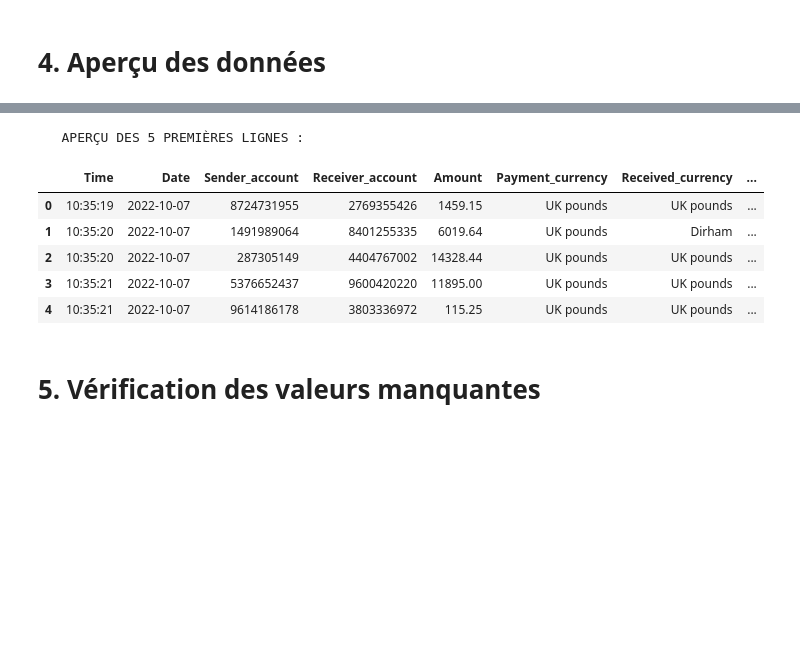
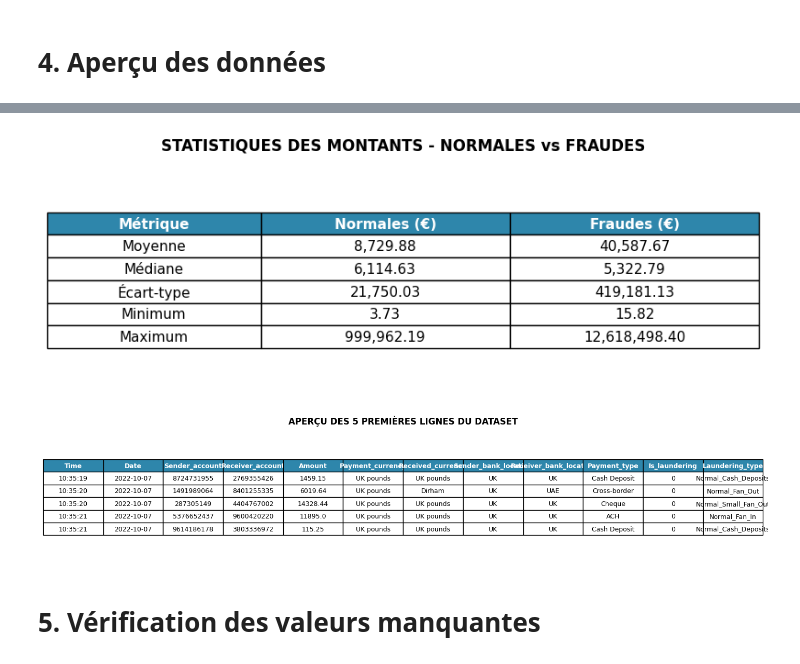
Before and after one commit to franckhuberson/memoire_master, a Jupyter notebook: exo.ipynb, the cells around one changed output, grey strips where cells are left out. Drawn from its saved outputs; the diff is of its cells as text; code cells hidden in the pictures; blank space fills up the shorter version.

```diff
--- a/exo.ipynb
+++ b/exo.ipynb
@@ -42,15 +42,34 @@ print(f"   Colonnes : {df.columns.tolist()}")
 # %% [markdown]
 # 4. Aperçu des données
 # %%
-# Aperçu des premières lignes
-print(" APERÇU DES DONNÉES :")
-print(df.head(10))
+# Statistiques
+fraud_amounts = df[df['Is_laundering'] == 1]['Amount']
+normal_amounts = df[df['Is_laundering'] == 0]['Amount']
 
-# Informations sur les types de données
-print("\n INFORMATIONS SUR LES COLONNES :")
-df.info()
+# Création des données du tableau
+data = [
+    ['Moyenne', f"{normal_amounts.mean():,.2f}", f"{fraud_amounts.mean():,.2f}"],
+    ['Médiane', f"{normal_amounts.median():,.2f}", f"{fraud_amounts.median():,.2f}"],
+    ['Écart-type', f"{normal_amounts.std():,.2f}", f"{fraud_amounts.std():,.2f}"],
+    ['Minimum', f"{normal_amounts.min():,.2f}", f"{fraud_amounts.min():,.2f}"],
+    ['Maximum', f"{normal_amounts.max():,.2f}", f"{fraud_amounts.max():,.2f}"]
+]
 
-# Statistiques descriptives (colonnes numériques)
-print("\n STATISTIQUES DESCRIPTIVES :")
-print(df.describe())
+# Création du tableau en image
+fig, ax = plt.subplots(figsize=(8, 3))
+ax.axis('off')
+table = ax.table(cellText=data, colLabels=['Métrique', 'Normales (€)', 'Fraudes (€)'],
+                 cellLoc='center', loc='center', colWidths=[0.3, 0.35, 0.35])
+table.auto_set_font_size(False)
+table.set_fontsize(11)
+table.scale(1.2, 1.5)
+
+# Colorer les en-têtes
+for i in range(3):
+    table[(0, i)].set_facecolor('#2E86AB')
+    table[(0, i)].set_text_props(weight='bold', color='white')
+
+plt.title('STATISTIQUES DES MONTANTS - NORMALES vs FRAUDES', fontsize=12, fontweight='bold', pad=20)
+plt.tight_layout()
+plt.show()
 # %% [output]
@@ -74,15 +76,36 @@ max      9.999987e+09      9.999971e+09  1.261850e+07   1.000000e+00
+[figure, added]
 # %%
-# Tableau des 5 premières lignes
-print("   APERÇU DES 5 PREMIÈRES LIGNES :")
-display(df.head(5))
+# Récupération des 5 premières lignes
+premieres_lignes = df.head(5)
+
+# Création de la figure
+fig, ax = plt.subplots(figsize=(14, 3))
+ax.axis('off')
+
+# Création du tableau
+table = ax.table(cellText=premieres_lignes.values,
+                 colLabels=premieres_lignes.columns,
+                 cellLoc='center',
+                 loc='center',
+                 colWidths=[0.08] * len(premieres_lignes.columns))
+
+table.auto_set_font_size(False)
+table.set_fontsize(9)
+table.scale(1.2, 1.5)
+
+# Colorer les en-têtes
+for i in range(len(premieres_lignes.columns)):
+    table[(0, i)].set_facecolor('#2E86AB')
+    table[(0, i)].set_text_props(weight='bold', color='white')
+
+plt.title('APERÇU DES 5 PREMIÈRES LIGNES DU DATASET', fontsize=12, fontweight='bold', pad=20)
+plt.tight_layout()
+plt.show()
+
+# Sauvegarde optionnelle
+# plt.savefig('apercu_dataset.png', dpi=150, bbox_inches='tight')
 # %% [output]
-   APERÇU DES 5 PREMIÈRES LIGNES :
-|  | Time | Date | Sender_account | Receiver_account | Amount | Payment_currency | Received_currency | ... |
-| 0 | 10:35:19 | 2022-10-07 | 8724731955 | 2769355426 | 1459.15 | UK pounds | UK pounds | ... |
-| 1 | 10:35:20 | 2022-10-07 | 1491989064 | 8401255335 | 6019.64 | UK pounds | Dirham | ... |
-| 2 | 10:35:20 | 2022-10-07 | 287305149 | 4404767002 | 14328.44 | UK pounds | UK pounds | ... |
-| 3 | 10:35:21 | 2022-10-07 | 5376652437 | 9600420220 | 11895.00 | UK pounds | UK pounds | ... |
-| 4 | 10:35:21 | 2022-10-07 | 9614186178 | 3803336972 | 115.25 | UK pounds | UK pounds | ... |
+[figure, added]
 # %% [markdown]
 # 5. Vérification des valeurs manquantes
 # %%
```
Also changed, not shown: parts of 31 cells of this notebook, 1 other file.
